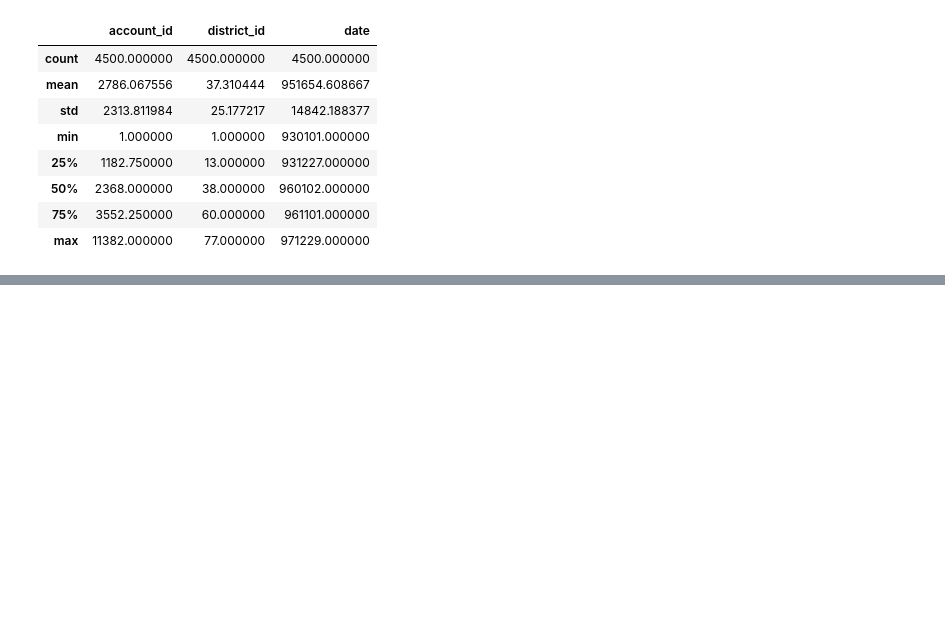
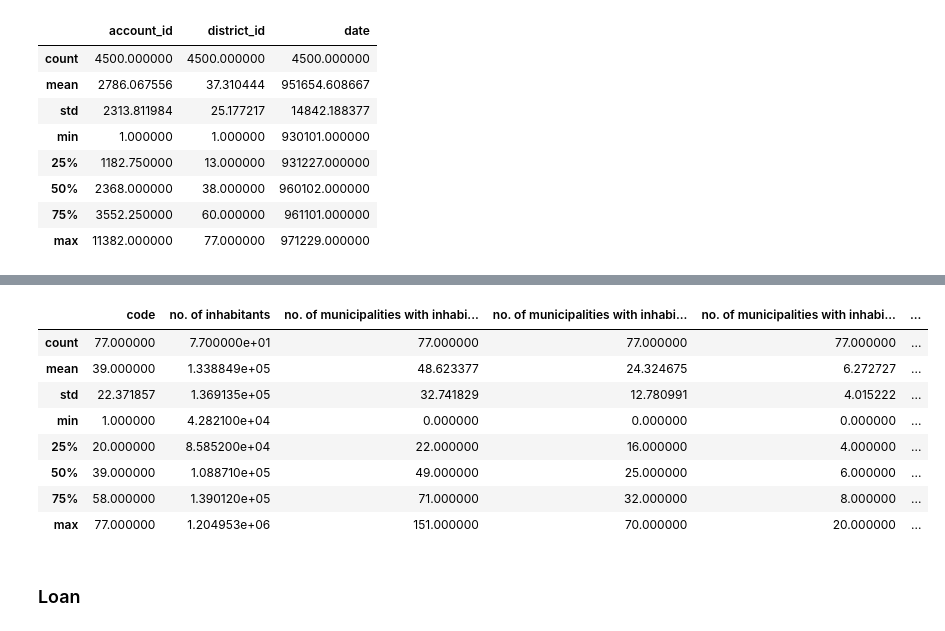
Before and after one commit to DanielaTomas/FCUP-DM1, a Jupyter notebook: DM1.ipynb, the cells around one changed output, grey strips where cells are left out. Cells and saved outputs as stored; diff of their text form; code cells hidden in the pictures; blank space fills up the shorter version.

```diff
--- a/DM1.ipynb
+++ b/DM1.ipynb
@@ -65,0 +227,14 @@ account.describe()
+# %%
+district.describe()
+# %% [output]
+|  | code | no. of inhabitants | no. of municipalities with inhabi... | no. of municipalities with inhabi... | no. of municipalities with inhabi... | ... |
+| count | 77.000000 | 7.700000e+01 | 77.000000 | 77.000000 | 77.000000 | ... |
+| mean | 39.000000 | 1.338849e+05 | 48.623377 | 24.324675 | 6.272727 | ... |
+| std | 22.371857 | 1.369135e+05 | 32.741829 | 12.780991 | 4.015222 | ... |
+| min | 1.000000 | 4.282100e+04 | 0.000000 | 0.000000 | 0.000000 | ... |
+| 25% | 20.000000 | 8.585200e+04 | 22.000000 | 16.000000 | 4.000000 | ... |
+| 50% | 39.000000 | 1.088710e+05 | 49.000000 | 25.000000 | 6.000000 | ... |
+| 75% | 58.000000 | 1.390120e+05 | 71.000000 | 32.000000 | 8.000000 | ... |
+| max | 77.000000 | 1.204953e+06 | 151.000000 | 70.000000 | 20.000000 | ... |
+# %% [markdown]
+### Loan
```
Also changed, not shown: parts of 32 cells of this notebook.
